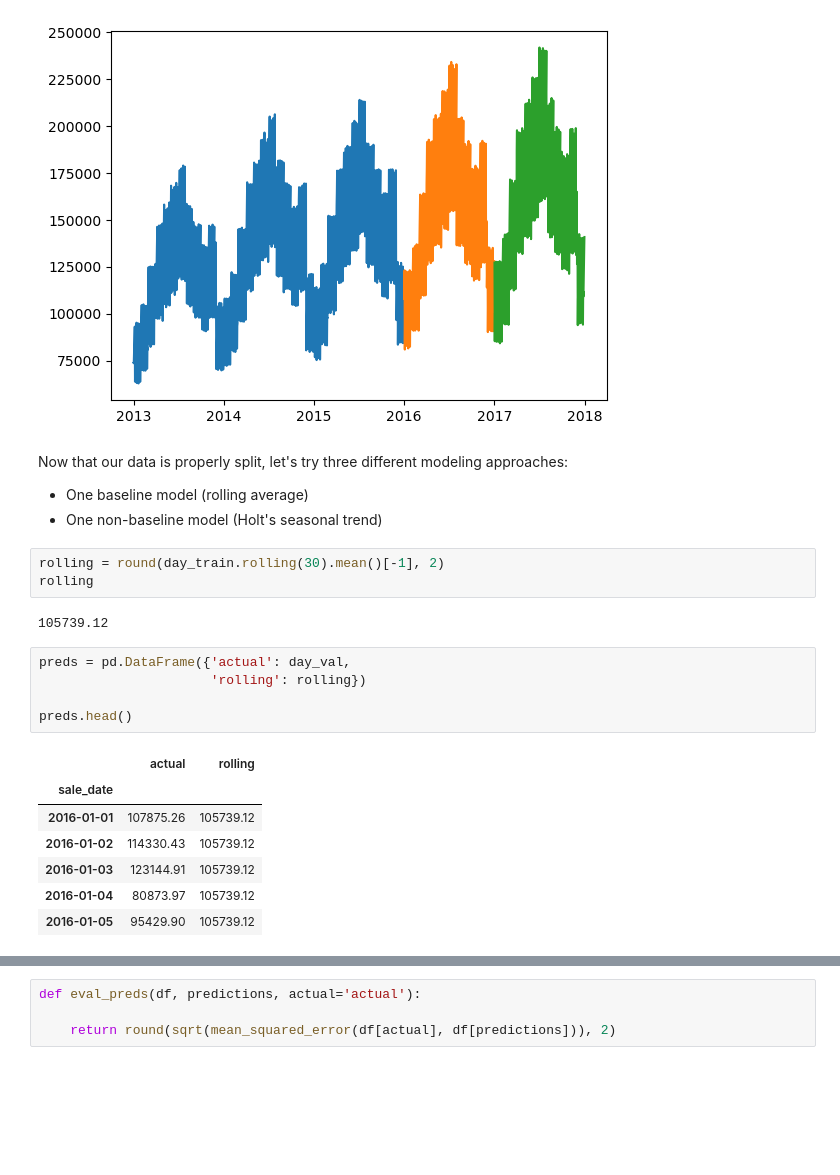
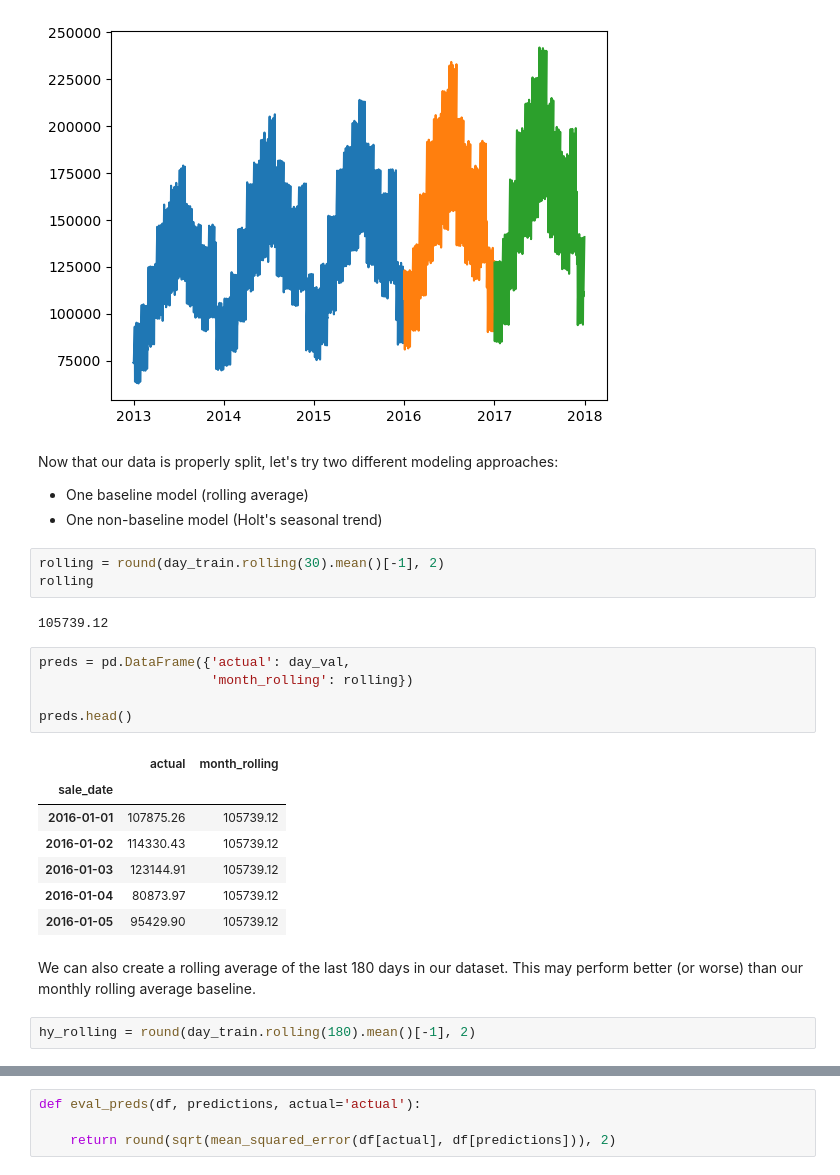
Before and after one commit to CodeupClassroom/somerville-time-series-exercises, a Jupyter notebook: modeling_lesson.ipynb, the cells around one changed output, grey strips where cells are left out. Drawn from its saved outputs; the diff is of its cells as text; blank space fills up the shorter version.

```diff
--- a/modeling_lesson.ipynb
+++ b/modeling_lesson.ipynb
@@ -58,7 +66,7 @@ plt.show()
 # %% [output]
 [figure]
 # %% [markdown]
-Now that our data is properly split, let's try three different modeling approaches:
+Now that our data is properly split, let's try two different modeling approaches:
 - One baseline model (rolling average)
 - One non-baseline model (Holt's seasonal trend)
 # %%
@@ -68,14 +76,18 @@ rolling
 105739.12
 # %%
 preds = pd.DataFrame({'actual': day_val,
-                      'rolling': rolling})
+                      'month_rolling': rolling})
 
 preds.head()
 # %% [output]
-|  | actual | rolling |
+|  | actual | month_rolling |
 | sale_date |  |  |
 | 2016-01-01 | 107875.26 | 105739.12 |
 | 2016-01-02 | 114330.43 | 105739.12 |
 | 2016-01-03 | 123144.91 | 105739.12 |
 | 2016-01-04 | 80873.97 | 105739.12 |
 | 2016-01-05 | 95429.90 | 105739.12 |
+# %% [markdown]
+We can also create a rolling average of the last 180 days in our dataset. This may perform better (or worse) than our monthly rolling average baseline.
+# %%
+hy_rolling = round(day_train.rolling(180).mean()[-1], 2)
```
Also changed, not shown: parts of 18 cells of this notebook.
